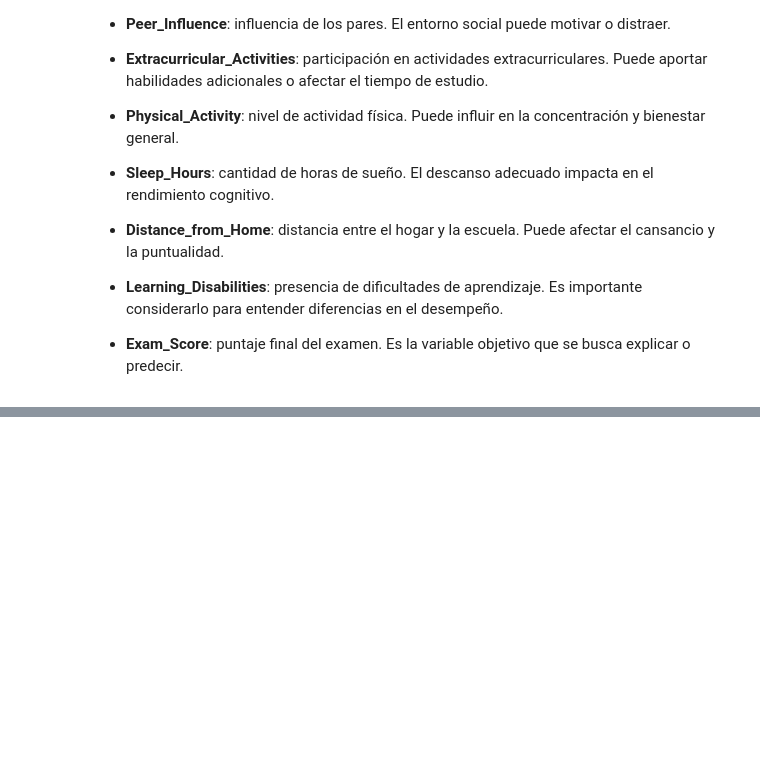
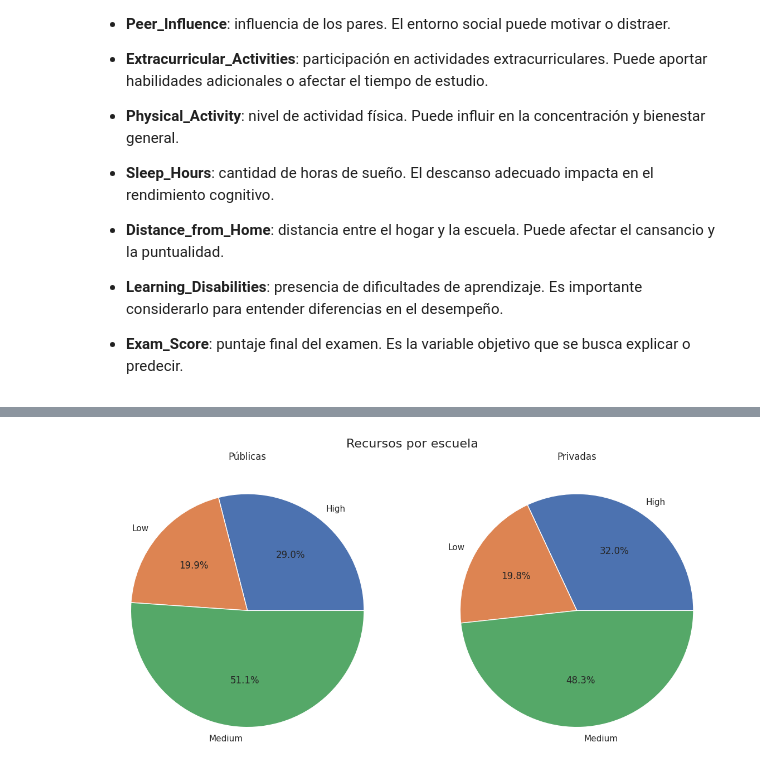
Before and after one commit to aby0202/Data-Science---Coder, a Jupyter notebook: DatasetsYañezAgustina.ipynb, the cells around one changed output, grey strips where cells are left out. Cells and saved outputs as stored; diff of their text form; code cells hidden in the pictures; blank space fills up the shorter version.

Commit message:
Actualización de notebook con gráficos Matplotlib y Seaborn

```diff
--- a/DatasetsYañezAgustina.ipynb
+++ b/DatasetsYañezAgustina.ipynb
@@ -9,6 +13,11 @@ Identificar qué variables impactan más en el rendimiento final del estudiante
 # %%
 import pandas as pd
 import numpy as np
+import matplotlib.pyplot as plt
+import seaborn as sns
+
+%matplotlib inline
+sns.set_theme(style="darkgrid")
 # %%
 DataSet = pd.read_csv("https://raw.githubusercontent.com/aby0202/Data-Science---Coder/refs/heads/main/StudentPerformanceFactors.csv")
 # %%
@@ -78,0 +143,29 @@ memory usage: 1.0+ MB
+# %%
+#Grafico con Matplotlibe, Pie chart
+
+fig, axes = plt.subplots(1, 2, figsize=(12,6))  # 1 fila, 2 columnas
+
+# Pie chart escuelas públicas
+school_counts.loc["Public"].plot(
+    kind='pie',
+    autopct='%1.1f%%',
+    ax=axes[0],
+    title="Públicas"
+)
+axes[0].set_ylabel('')  # quitamos la etiqueta del eje
+
+# Pie chart escuelas privadas
+school_counts.loc["Private"].plot(
+    kind='pie',
+    autopct='%1.1f%%',
+    ax=axes[1],
+    title="Privadas"
+)
+axes[1].set_ylabel('')  # quitamos la etiqueta del eje
+
+fig.suptitle('Recursos por escuela', fontsize=16)
+plt.tight_layout()  # ajusta los gráficos para que no se superpongan
+
+plt.show()
+# %% [output]
+[figure, added]
```
Also changed, not shown: parts of 17 cells of this notebook.
